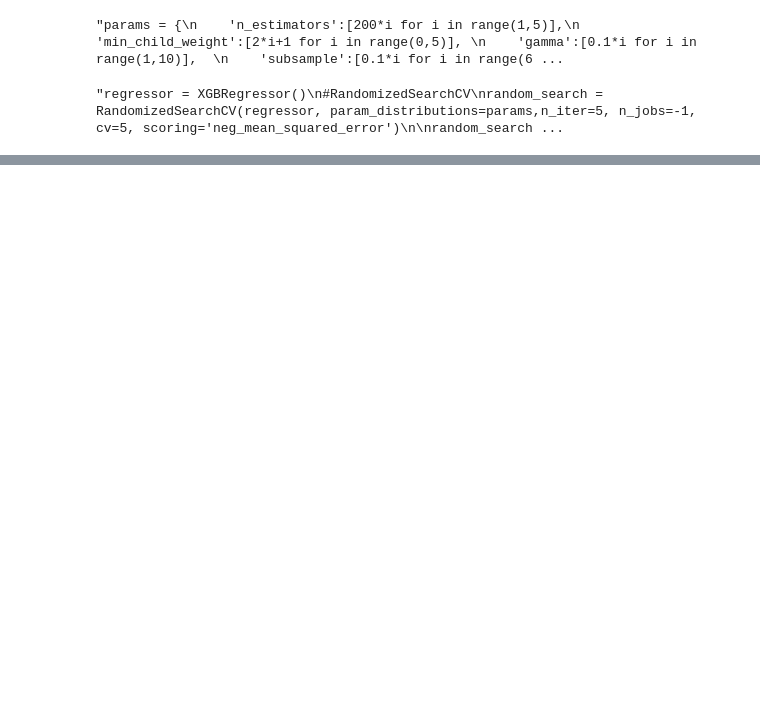
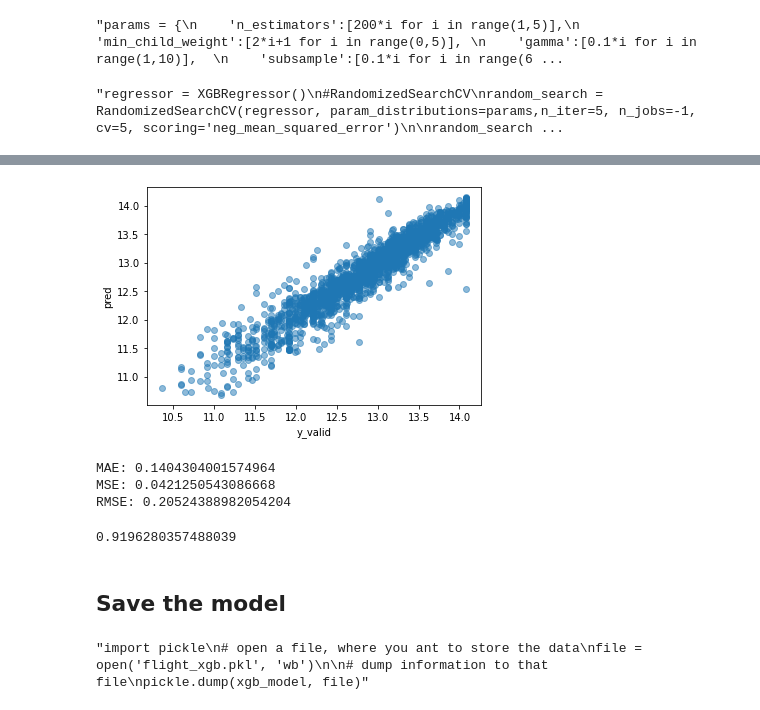
Before and after one commit to ParisRohan/Kaggle_DataScience_Projects, a Jupyter notebook: rp-vehicledataset3-eda-dataprep-outlier-modelbuild.ipynb, the cells around one changed output, grey strips where cells are left out. Drawn from its saved outputs; the diff is of its cells as text; code cells hidden in the pictures; blank space fills up the shorter version.

```diff
--- a/rp-vehicledataset3-eda-dataprep-outlier-modelbuild.ipynb
+++ b/rp-vehicledataset3-eda-dataprep-outlier-modelbuild.ipynb
@@ -635,0 +638,31 @@ Old RMSE:
+# %%
+plt.scatter(y_valid, pred, alpha = 0.5)
+plt.xlabel("y_valid")
+plt.ylabel("pred")
+plt.show()
+# %% [output]
+[figure, added]
+# %%
+from sklearn import metrics
+print('MAE:', metrics.mean_absolute_error(y_valid, pred))
+print('MSE:', metrics.mean_squared_error(y_valid, pred))
+print('RMSE:', np.sqrt(metrics.mean_squared_error(y_valid, pred)))
+# %% [output]
+MAE: 0.1404304001574964
+MSE: 0.0421250543086668
+RMSE: 0.20524388982054204
+# %%
+metrics.r2_score(y_valid, pred)
+# %% [output]
+0.9196280357488039
+# %% [markdown]
+## Save the model
+# %%
+'''import pickle
+# open a file, where you ant to store the data
+file = open('flight_xgb.pkl', 'wb')
+
+# dump information to that file
+pickle.dump(xgb_model, file)'''
+# %% [output]
+"import pickle\n# open a file, where you ant to store the data\nfile = open('flight_xgb.pkl', 'wb')\n\n# dump information to that file\npickle.dump(xgb_model, file)"
```
Also changed, not shown: parts of 11 cells of this notebook.
